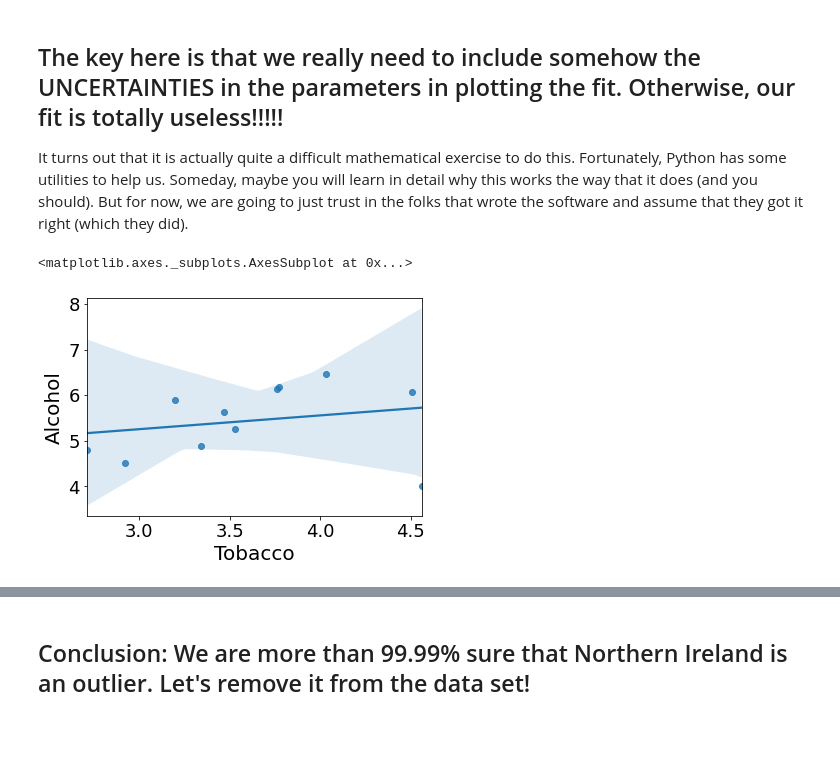
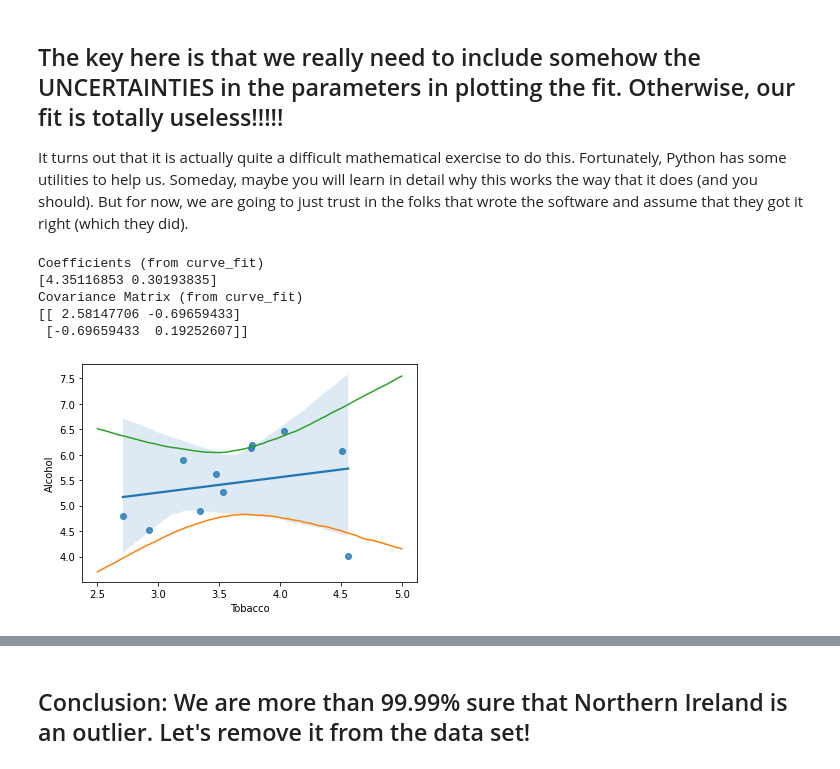
Before and after one commit to wdreames/phys341, a Jupyter notebook: LinearRegression.ipynb, the cells around one changed output, grey strips where cells are left out. Saved outputs shown, nothing was run; the diff lists cells and outputs as text; code cells hidden in the pictures; blank space fills up the shorter version.

```diff
--- a/LinearRegression.ipynb
+++ b/LinearRegression.ipynb
@@ -104,9 +104,41 @@ plt.show()
 ## The key here is that we really need to include somehow the UNCERTAINTIES in the parameters in plotting the fit.  Otherwise, our fit is totally useless!!!!!
 
 It turns out that it is actually quite a difficult mathematical exercise to do this.  Fortunately, Python has some utilities to help us.  Someday, maybe you will learn in detail why this works the way that it does (and you should).  But for now, we are going to just trust in the folks that wrote the software and assume that they got it right (which they did).
-# %%
-import seaborn as sns
-sns.regplot('Tobacco', 'Alcohol', df, ci=99.99)
-# %% [output]
-<matplotlib.axes._subplots.AxesSubplot at 0x...>
-[figure, removed]
+# %%
+import seaborn as sns
+sns.regplot('Tobacco', 'Alcohol', df, ci=99)
+
+# Let's do a linear fit using the curve_fit utility from scipy, for comparision with seaborn regplot.
+
+from scipy.optimize import curve_fit
+
+def fitfunction(x,*paramlist):
+    return paramlist[0]+paramlist[1]*x
+
+init_vals = [0.0 for x in range(2)]
+x = np.array(df['Tobacco'])
+y = np.array(df['Alcohol'])
+popt, pcov = curve_fit(fitfunction,x,y,p0=init_vals)
+
+#xi = np.linspace(np.min(x),np.max(x),100)
+xi = np.linspace(2.5,5,100)
+ps = np.random.multivariate_normal(popt,pcov,10000)
+ysample=np.asarray([fitfunction(xi,*pi) for pi in ps])
+lower = np.percentile(ysample,.5,axis=0)
+upper = np.percentile(ysample,99.5,axis=0)
+
+print("Coefficients (from curve_fit)")
+print (popt)
+print("Covariance Matrix (from curve_fit)")
+print (pcov)
+
+plt.plot(xi,lower)
+plt.plot(xi,upper)
+plt.show()
+# %% [output]
+Coefficients (from curve_fit)
+[4.35116853 0.30193835]
+Covariance Matrix (from curve_fit)
+[[ 2.58147706 -0.69659433]
+ [-0.69659433  0.19252607]]
+[figure, added]
```
Also changed, not shown: parts of 5 cells of this notebook.
